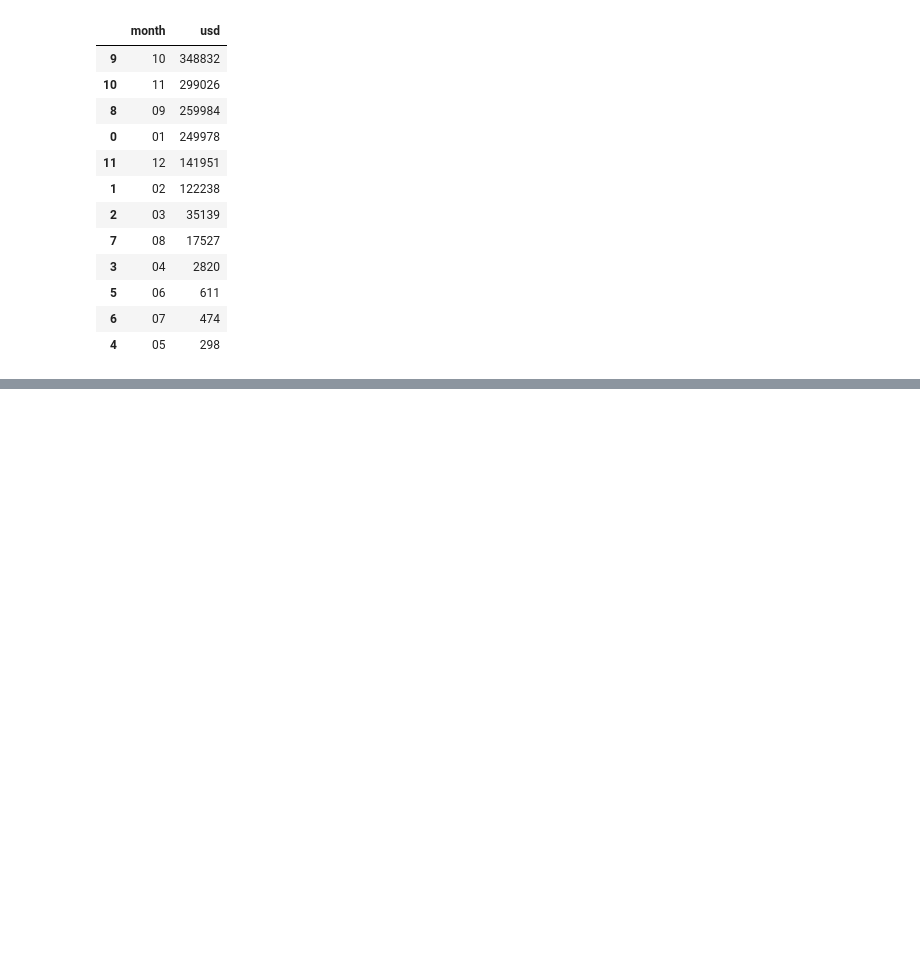
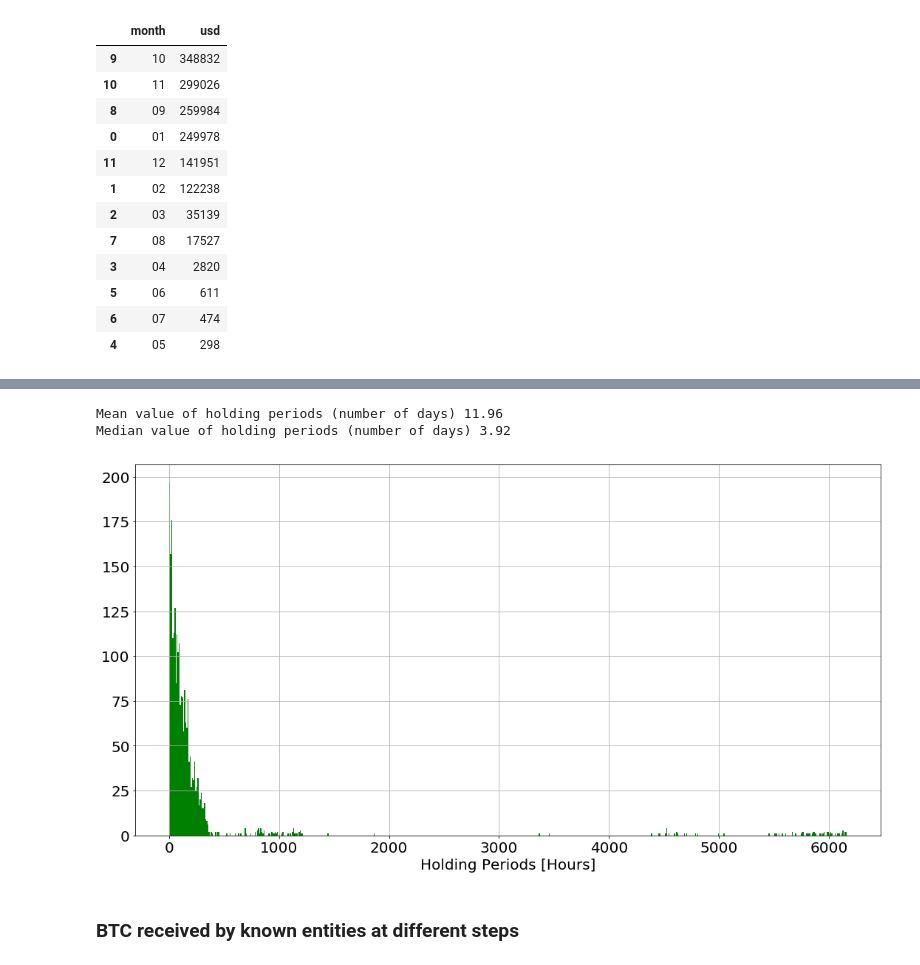
Before and after one commit to MatteoRomiti/Sextortion_Spam_Bitcoin, a Jupyter notebook: src/analysis.ipynb, the cells around one changed output, grey strips where cells are left out. Drawn from its saved outputs; the diff is of its cells as text; code cells hidden in the pictures; blank space fills up the shorter version.

```diff
--- a/src/analysis.ipynb
+++ b/src/analysis.ipynb
@@ -221,0 +238,11 @@ for i, flow_path in enumerate(os.listdir(base_path)):
+# %%
+methods_revenues = []
+for i in range(n_methods):
+    row = ['+'.join([str(j+1) for j in range(i+1)]),
+           '{:,}'.format(len(meaningful_paths_list[i])),
+           '{:,}'.format(round(revenues_active_addresses[i])),
+           '{:,}'.format(round(1e-8*btc_revenues_active_addresses[i], 3)),
+              ]
+    methods_revenues.append(row)
+methods_revenues_df = pd.DataFrame(methods_revenues, columns=['Filters', '#Payments', 'Revenues [$]', 'Revenues [BTC]'])
+methods_revenues_df
@@ -336,0 +409,4 @@ payments_df.groupby('month').sum().reset_index()[['month', 'usd']].sort_values('
+# %%
+spammer_payment_delta_df['delta_h'] = spammer_payment_delta_df.apply(lambda x: round(x[2]/3600, 2), axis=1)
+spammer_payment_delta_df['delta_d'] = spammer_payment_delta_df.apply(lambda x: round(x[2]/(24*3600), 2), axis=1)
+# spammer_payment_delta_df.sort_values('delta', ascending=False)
@@ -336,0 +416,37 @@ payments_df.groupby('month').sum().reset_index()[['month', 'usd']].sort_values('
+# %%
+print('Mean value of holding periods (number of days)', round(np.mean(spammer_payment_delta_df.delta_d.values), 2))
+print('Median value of holding periods (number of days)', round(np.median(spammer_payment_delta_df.delta_d.values), 2))
+# %% [output]
+Mean value of holding periods (number of days) 11.96
+Median value of holding periods (number of days) 3.92
+# %%
+# plot distribution of holding periods
+# x-axis seconds
+# y-axis occurrences
+
+def plot_hist_holding_periods(values):
+    fs = 20
+    plt.figure(figsize=(15,8))
+#     binwidth = 10000 # for seconds
+    binwidth = 10 # for hours
+    bins = range(int(min(values)), int(max(values)) + binwidth, binwidth)
+    plt.hist(values, bins, facecolor='g')
+    plt.grid()
+#     plt.hist(values, align='left', facecolor='g')
+    plt.xlabel('Holding Periods [Hours]', fontsize=fs)
+    plt.xticks(fontsize=fs)
+    plt.yticks(fontsize=fs)
+#     ax = plt.gca()
+#     ax = plt.gca()
+#     ax.yaxis.set_major_locator(MaxNLocator(integer=True))
+#     ax.xaxis.set_major_locator(MaxNLocator(integer=True))
+    plt.tight_layout()
+#     plt.savefig('../images/holding_periods.pdf')
+    plt.show()
+
+
+plot_hist_holding_periods(spammer_payment_delta_df.delta_h)
+# %% [output]
+[figure, added]
+# %% [markdown]
+### BTC received by known entities at different steps
```
Also changed, not shown: parts of 28 cells of this notebook, 3 other files.
